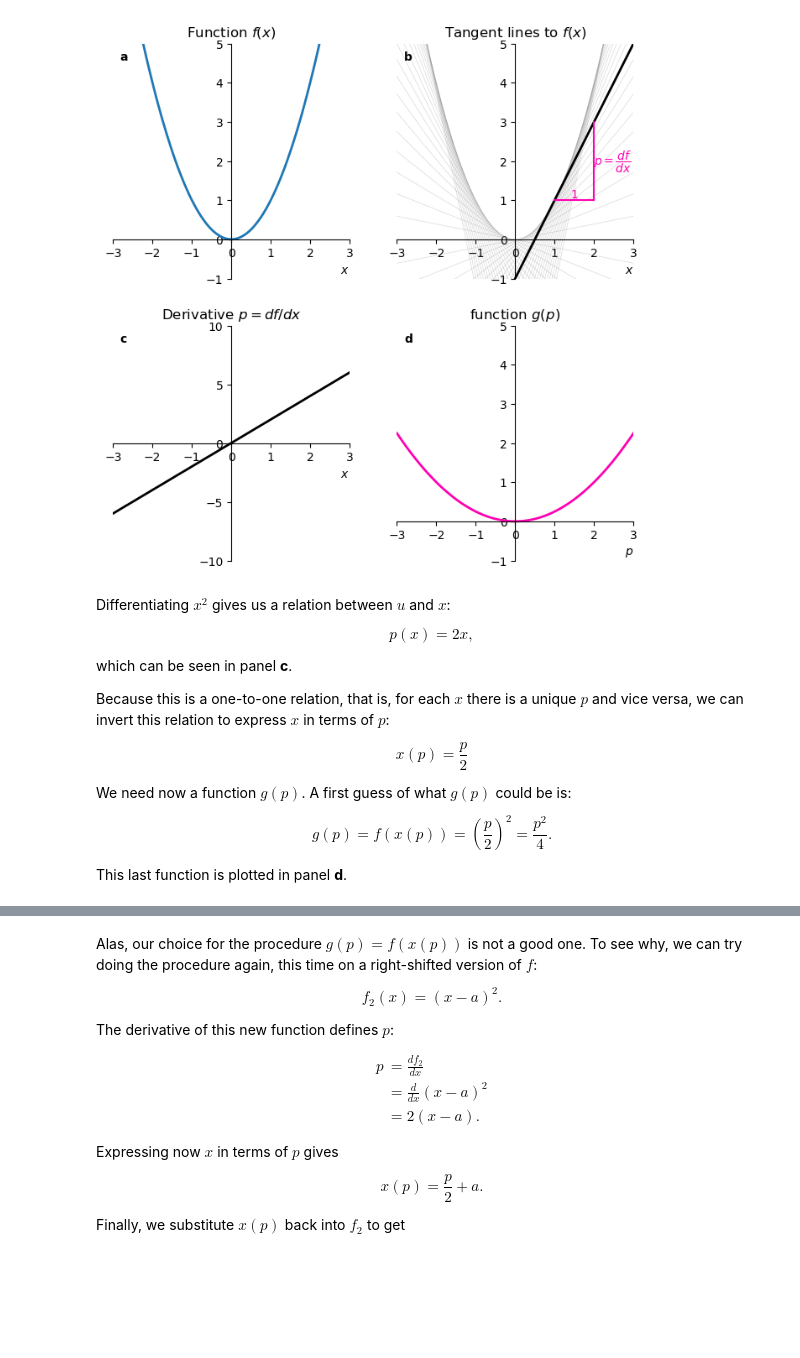
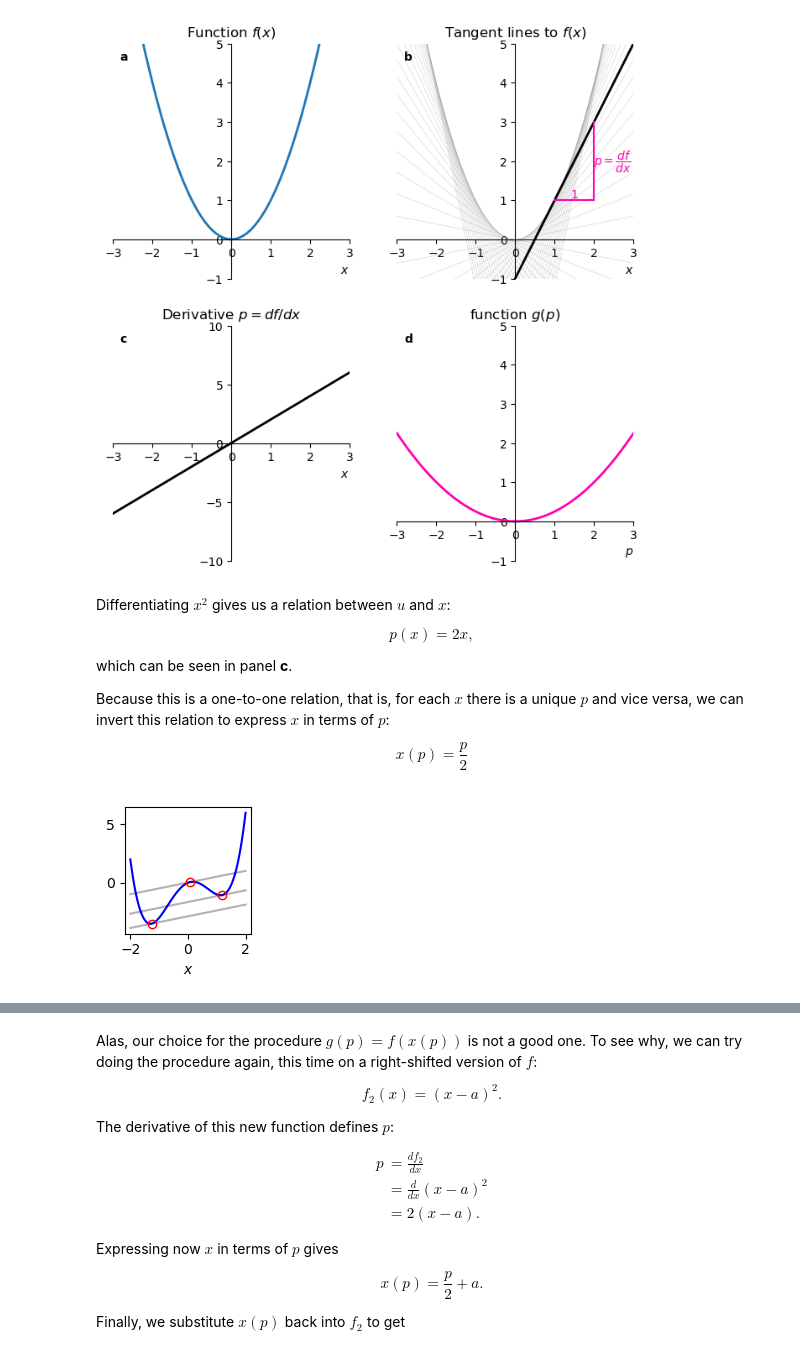
Before and after one commit to yairmau/blog, a Jupyter notebook: posts/2026-01-31-legendre-transformations/index.ipynb, the cells around one changed output, grey strips where cells are left out. Saved outputs shown, nothing was run; the diff lists cells and outputs as text; code cells hidden in the pictures; blank space fills up the shorter version.

Commit message:
legendre transformations, v1.0

```diff
--- a/posts/2026-01-31-legendre-transformations/index.ipynb
+++ b/posts/2026-01-31-legendre-transformations/index.ipynb
@@ -202,11 +190,37 @@ Because this is a one-to-one relation, that is, for each $x$ there is a unique $
 $$
 x(p) = \frac{p}{2}
 $$
-
-We need now a function $g(p)$. A first guess of what $g(p)$ could be is:
-
-$$
-g(p) = f(x(p)) = \left(\frac{p}{2}\right)^2 = \frac{p^2}{4}.
-$$
-
-This last function is plotted in panel **d**.
+# %%
+#| label: fig-nonconvex
+#| fig-cap: "A non-convex function can have multiple points with the same slope."
+#| column: margin
+#| echo: false
+
+import sympy as sp
+
+x = np.linspace(-2, 2, 100)
+f_nonconvex = lambda x: x**4 - 3*x**2 + x
+f_prime = lambda x: 4*x**3 - 6*x + 1
+# solve analytically f_prime(x) = 0.5
+X = sp.Symbol('x')
+f_prime = 4*X**3 - 6*X + 1
+equation = sp.Eq(f_prime, 0.5)
+roots = sp.solve(equation, X)
+real_roots = [float(sp.re(r.evalf())) for r in roots]
+
+fig, ax = plt.subplots(1, 1, figsize=(2, 2), sharex=True)
+
+ax.plot(x, f_nonconvex(x), 'b-')
+
+for r in real_roots:
+    slope = 0.5
+    intercept = f_nonconvex(r) - slope * r
+    line = slope * x + intercept
+    ax.plot(x, line, color="black", alpha=0.3)
+    ax.plot([r], [f_nonconvex(r)], marker='o', mfc="None", mec="red")
+
+ax.set(xlabel="$x$")
+ax.set_box_aspect(1)
+plt.tight_layout()
+# %% [output]
+[figure, added]
```
Also changed, not shown: parts of 18 cells of this notebook, 11 other files.
